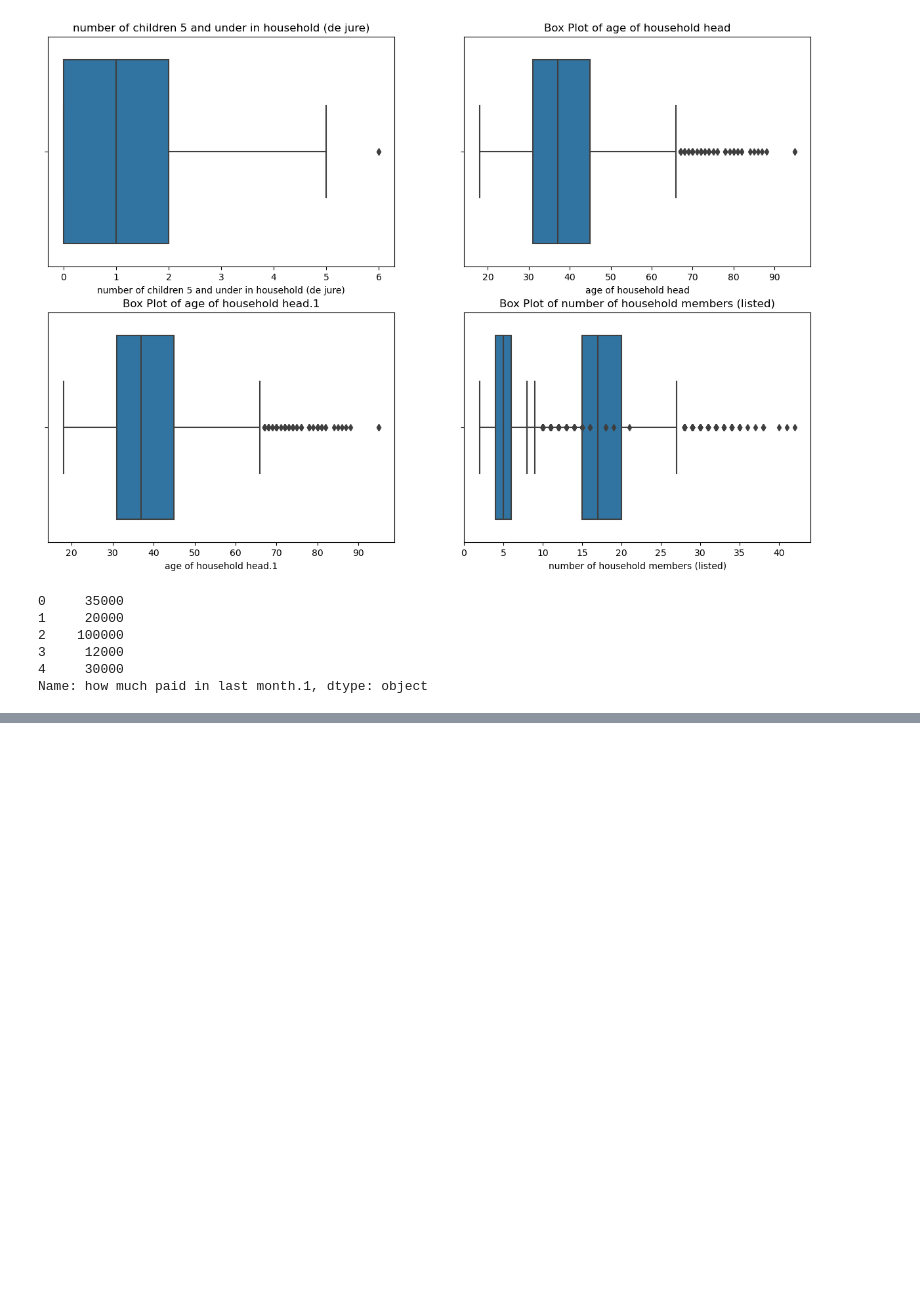
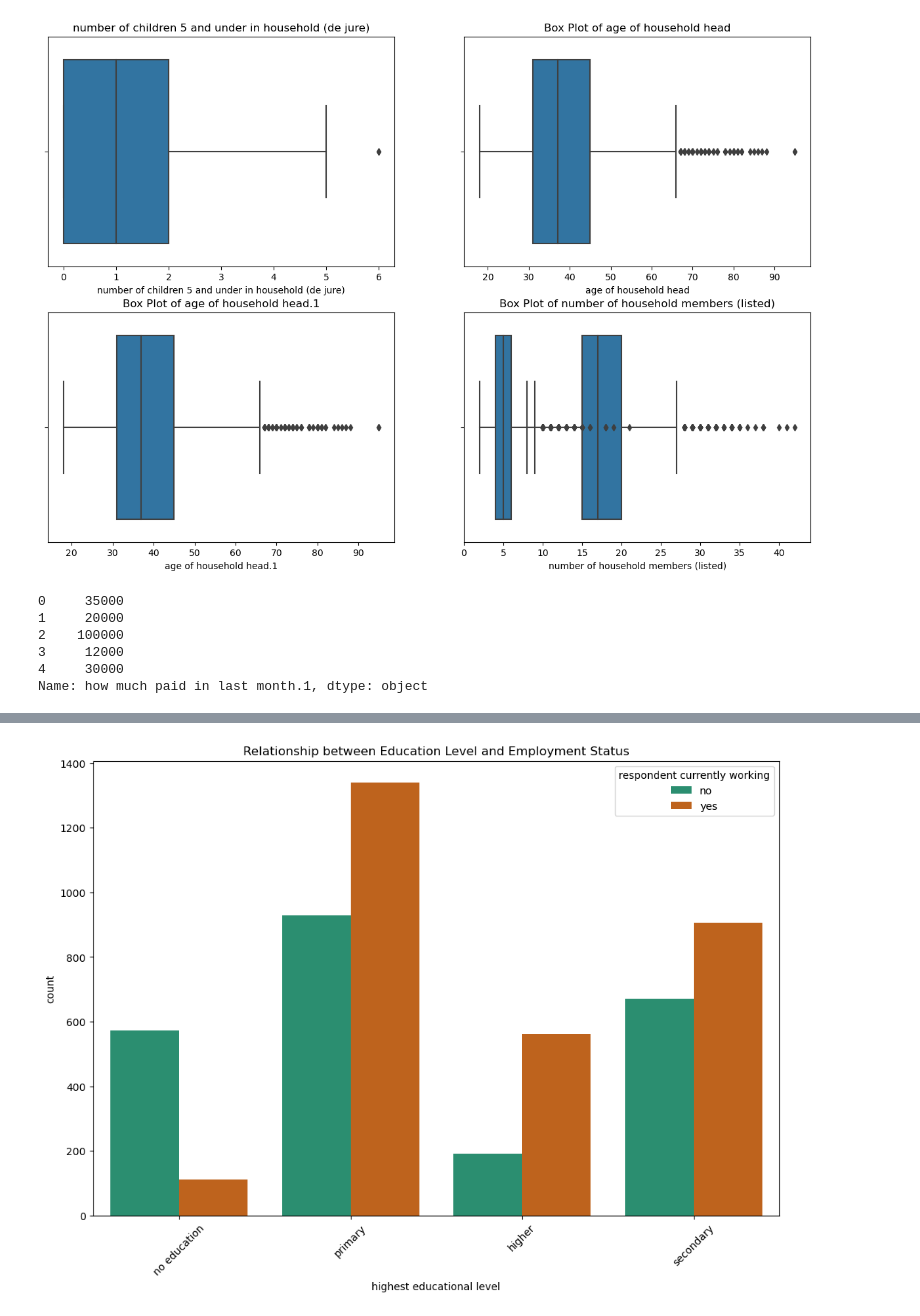
Before and after one commit to itsyourgirlnicky/Prediciting-Contributions-of-Informal-Workers-to-the-SHIF, a Jupyter notebook: Capstone_Project.ipynb, the cells around one changed output, grey strips where cells are left out. Saved outputs shown, nothing was run; the diff lists cells and outputs as text; code cells hidden in the pictures; blank space fills up the shorter version.

```diff
--- a/Capstone_Project.ipynb
+++ b/Capstone_Project.ipynb
@@ -277,0 +312,9 @@ Name: how much paid in last month.1, dtype: object
+# %%
+# Relationship between categorical variables
+plt.figure(figsize=(12, 8))
+sns.countplot(x='highest educational level', hue='respondent currently working', data=df, palette='Dark2')
+plt.xticks(rotation=45)
+plt.title('Relationship between Education Level and Employment Status')
+plt.show()
+# %% [output]
+[figure, added]
```
Also changed, not shown: parts of 6 cells of this notebook.
